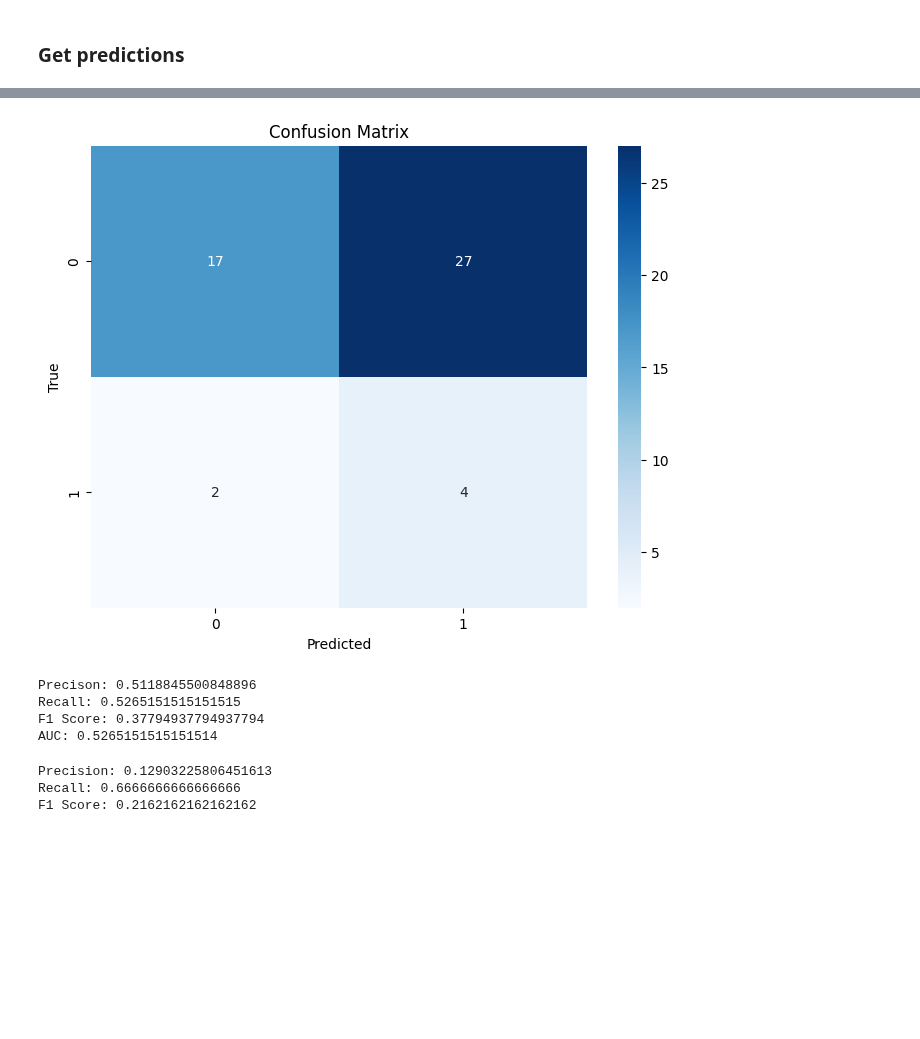
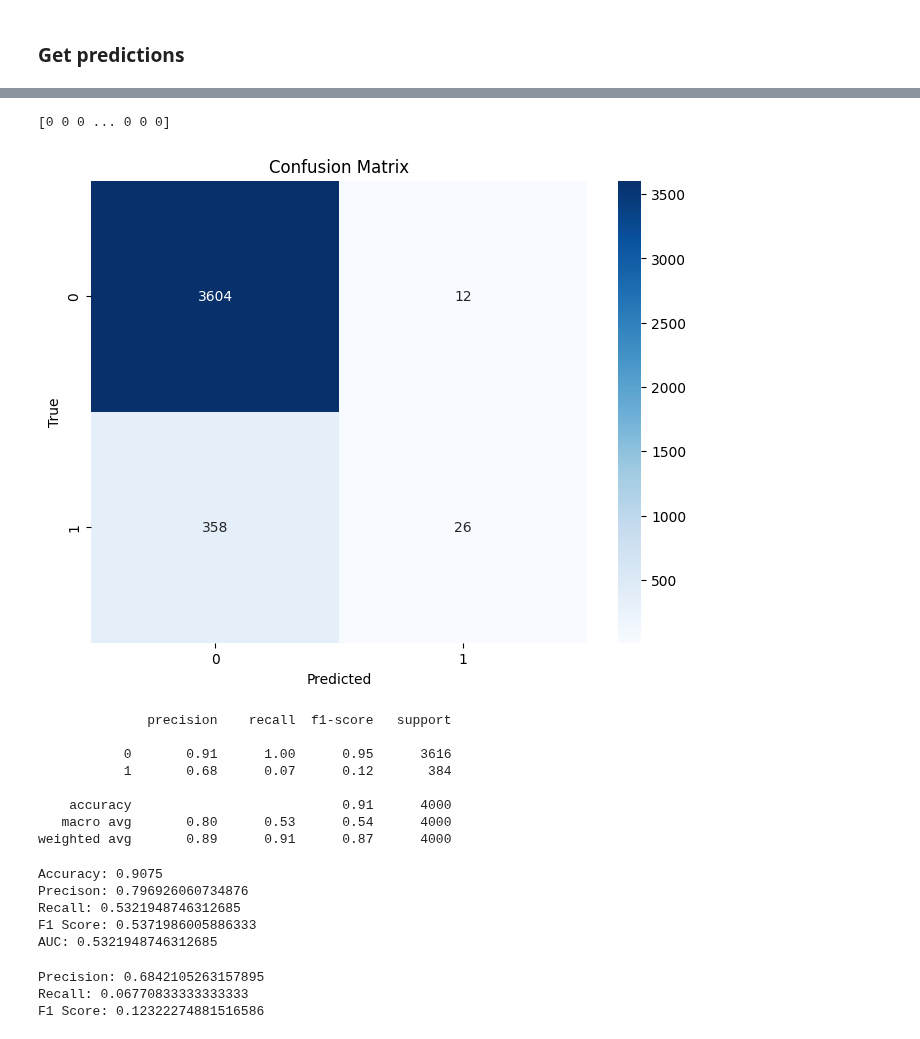
Before and after one commit to VA0211/BreastCancer_BIRADS, a Jupyter notebook: torch/ldiep_feature_selection.ipynb, the cells around one changed output, grey strips where cells are left out. Cells and saved outputs as stored; diff of their text form; code cells hidden in the pictures; blank space fills up the shorter version.

Commit message:
feature_selection | LogisticRegression

```diff
--- a/torch/ldiep_feature_selection.ipynb
+++ b/torch/ldiep_feature_selection.ipynb
@@ -69,10 +68,29 @@ def preprocess_df(data_dir=data_dir):
     df.loc[df['malignancy_label'] == 'BI-RADS 5', 'malignancy_label'] = 1
 
     # Use pre-defined splits to separate data into development and testing
-    train_df = df[df['split'] == 'training'].head(100) #####################################
-    test_df = df[df['split'] == 'test'].head(50) ###########################################
+    train_df = df[df['split'] == 'training']
+    test_df = df[df['split'] == 'test']
 
     return train_df.reset_index(drop=True), test_df.reset_index(drop=True)
+
+def show_image_pair(image1, image2):
+    fig = plt.figure(figsize=(10, 20))
+    fig.add_subplot(1,2,1)
+    plt.imshow(image1)
+    fig.add_subplot(1,2, 2)
+    plt.imshow(image2)
+    plt.show()
+
+def test_dataset(df, idx=0):
+    dataset = Dataset(df, data_dir)
+
+    img_path = os.path.join(data_dir, 'png/png', dataset.df.iloc[idx]['study_id'], dataset.df.iloc[idx]['image_id'] + '.png')
+    image1 = PIL.Image.open(img_path).convert('RGB')
+
+    tensor = dataset[idx].squeeze()
+    image2 = torchvision.transforms.ToPILImage()(tensor)
+
+    show_image_pair(image1, image2)
 # %%
 class Dataset(Dataset):
     def __init__(self, df, data_dir, augmentation=preprocess_transform):
@@ -240,3 +234,6 @@ array([0, 0, 0, 0, 0, 0, 0, 0, 0, 0, 0, 0, 0, 0, 0, 0, 0, 0, 0, 0, 0, 0,
 # %%
-# model = RandomForestClassifier()
-# model.fit(X_train, y_train)
+# Create a logistic regression model
+logistic_regression = LogisticRegression()
+
+# Train the model
+logistic_regression.fit(X_train, y_train)
@@ -291,41 +251,55 @@ print(y_pred)
+# %%
+# Predict on the test set
+y_pred = logistic_regression.predict(X_test)
+print(y_pred)
+# %% [output]
+[0 0 0 ... 0 0 0]
 # %%
 import seaborn as sns
-from sklearn.metrics import confusion_matrix, classification_report, precision_score, recall_score, f1_score, roc_auc_score
+from sklearn.metrics import confusion_matrix, classification_report, precision_score, recall_score, f1_score, roc_auc_score, accuracy_score
 
 # Create confusion matrix
 conf_matrix = confusion_matrix(y_test, y_pred, normalize=None)
 
 # Plot confusion matrix
 plt.figure(figsize=(8, 6))
 sns.heatmap(conf_matrix, fmt="d", annot=True, cmap='Blues')
 plt.xlabel('Predicted')
 plt.ylabel('True')
 plt.title('Confusion Matrix')
 plt.show()
 
 # Calculate classification report
-report = classification_report(y_true, y_pred_binary)
+report = classification_report(y_test, y_pred)
 print(report)
 # %% [output]
-[figure, old version]
+[figure, new version]
+              precision    recall  f1-score   support
+
+           0       0.91      1.00      0.95      3616
+           1       0.68      0.07      0.12       384
+
+    accuracy                           0.91      4000
+   macro avg       0.80      0.53      0.54      4000
+weighted avg       0.89      0.91      0.87      4000
 # %%
-# Calculating precision, recall, and F1 score
+test_accuracy = accuracy_score(y_test, y_pred)
 test_precision = precision_score(y_test, y_pred, average='macro')
 test_recall = recall_score(y_test, y_pred, average='macro')
 test_f1 = f1_score(y_test, y_pred, average='macro')
-
-# Calculating AUC score
 test_auc = roc_auc_score(y_test, y_pred)
 
+print("Accuracy:", test_accuracy)
 print('Precison:', test_precision)
 print('Recall:', test_recall)
 print('F1 Score:', test_f1)
 print('AUC:', test_auc)
 # %% [output]
-Precison: 0.5118845500848896
-Recall: 0.5265151515151515
-F1 Score: 0.37794937794937794
-AUC: 0.5265151515151514
+Accuracy: 0.9075
+Precison: 0.796926060734876
+Recall: 0.5321948746312685
+F1 Score: 0.5371986005886333
+AUC: 0.5321948746312685
 # %%
 # Extract TP, FP, TN, FN from confusion matrix
 TP = conf_matrix[1, 1]
@@ -341,6 +315,6 @@ print("Precision:", precision)
 print("Recall:", recall)
 print("F1 Score:", f1)
 # %% [output]
-Precision: 0.12903225806451613
-Recall: 0.6666666666666666
-F1 Score: 0.2162162162162162
+Precision: 0.6842105263157895
+Recall: 0.06770833333333333
+F1 Score: 0.12322274881516586
```
Also changed, not shown: parts of 14 cells of this notebook.
